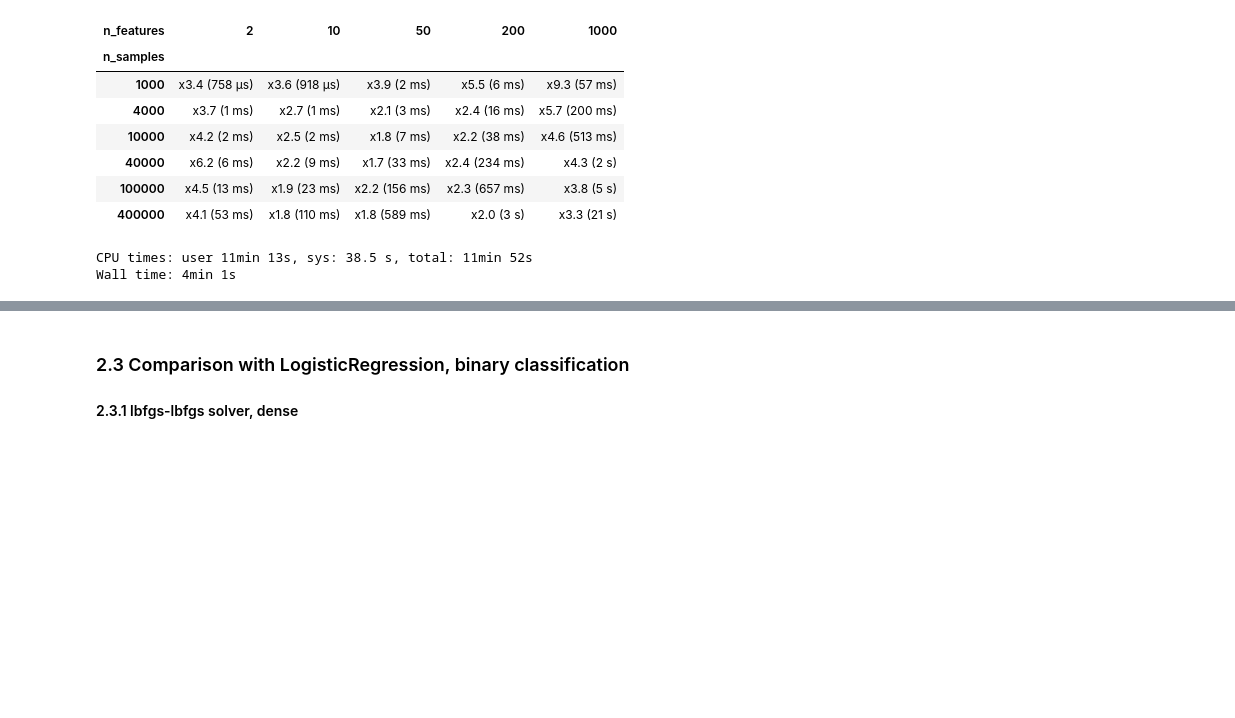
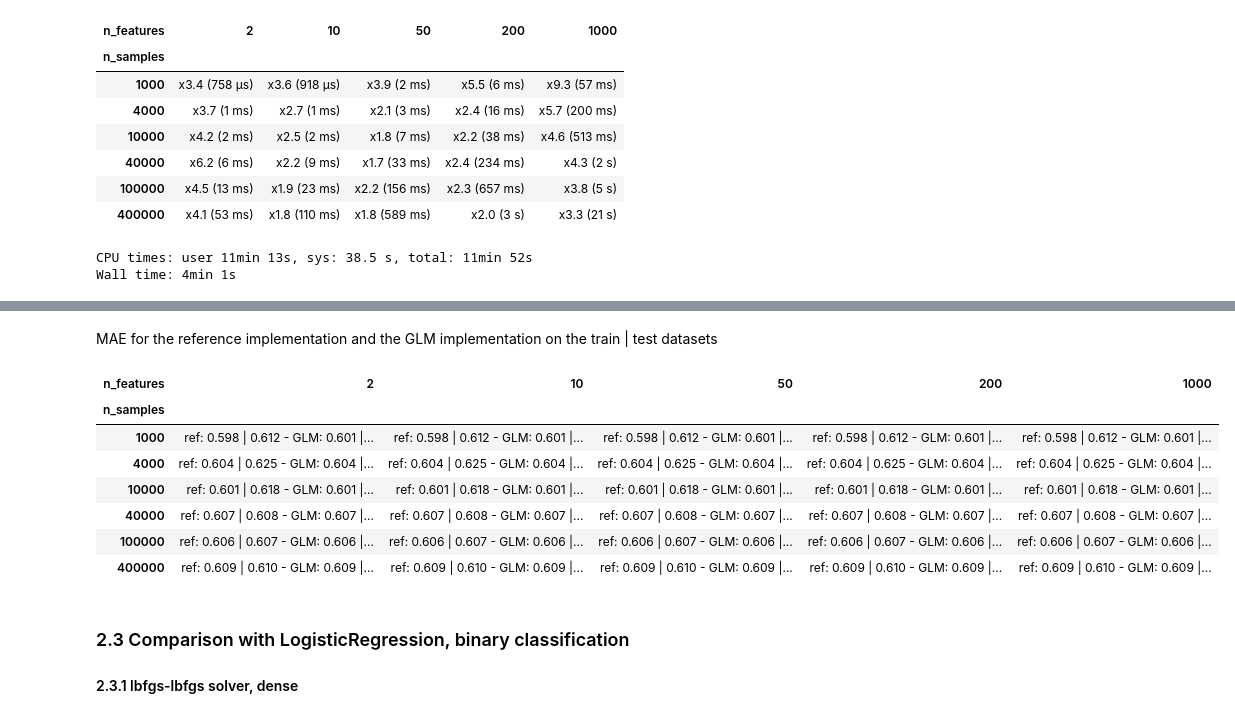
Before and after one commit to rth/notebooks, a Jupyter notebook: sklearn/GLM/bench_glm.ipynb, the cells around one changed output, grey strips where cells are left out. Saved outputs shown, nothing was run; the diff lists cells and outputs as text; code cells hidden in the pictures; blank space fills up the shorter version.

```diff
--- a/sklearn/GLM/bench_glm.ipynb
+++ b/sklearn/GLM/bench_glm.ipynb
@@ -490,3 +625,23 @@ Wall time: 4min 1s
+# %% [markdown]
+MAE for the reference implementation and the GLM implementation on the train | test datasets
+# %%
+from sklearn.linear_model import ElasticNet
+
+res = bench_estimators_relative(
+    GeneralizedLinearRegressor(solver="cd", l1_ratio=0.5, start_params='guess'),
+    estimator_ref=ElasticNet(max_iter=100, l1_ratio=0.5),
+    metric="train_test_err"
+)
+display(res)
+# %% [output]
+| n_features | 2 | 10 | 50 | 200 | 1000 |
+| n_samples |  |  |  |  |  |
+| 1000 | ref: 0.598 | 0.612 - GLM: 0.601 |... | ref: 0.598 | 0.612 - GLM: 0.601 |... | ref: 0.598 | 0.612 - GLM: 0.601 |... | ref: 0.598 | 0.612 - GLM: 0.601 |... | ref: 0.598 | 0.612 - GLM: 0.601 |... |
+| 4000 | ref: 0.604 | 0.625 - GLM: 0.604 |... | ref: 0.604 | 0.625 - GLM: 0.604 |... | ref: 0.604 | 0.625 - GLM: 0.604 |... | ref: 0.604 | 0.625 - GLM: 0.604 |... | ref: 0.604 | 0.625 - GLM: 0.604 |... |
+| 10000 | ref: 0.601 | 0.618 - GLM: 0.601 |... | ref: 0.601 | 0.618 - GLM: 0.601 |... | ref: 0.601 | 0.618 - GLM: 0.601 |... | ref: 0.601 | 0.618 - GLM: 0.601 |... | ref: 0.601 | 0.618 - GLM: 0.601 |... |
+| 40000 | ref: 0.607 | 0.608 - GLM: 0.607 |... | ref: 0.607 | 0.608 - GLM: 0.607 |... | ref: 0.607 | 0.608 - GLM: 0.607 |... | ref: 0.607 | 0.608 - GLM: 0.607 |... | ref: 0.607 | 0.608 - GLM: 0.607 |... |
+| 100000 | ref: 0.606 | 0.607 - GLM: 0.606 |... | ref: 0.606 | 0.607 - GLM: 0.606 |... | ref: 0.606 | 0.607 - GLM: 0.606 |... | ref: 0.606 | 0.607 - GLM: 0.606 |... | ref: 0.606 | 0.607 - GLM: 0.606 |... |
+| 400000 | ref: 0.609 | 0.610 - GLM: 0.609 |... | ref: 0.609 | 0.610 - GLM: 0.609 |... | ref: 0.609 | 0.610 - GLM: 0.609 |... | ref: 0.609 | 0.610 - GLM: 0.609 |... | ref: 0.609 | 0.610 - GLM: 0.609 |... |
 # %% [markdown]
 ### 2.3 Comparison with LogisticRegression, binary classification
 
```
Also changed, not shown: parts of 11 cells of this notebook.
